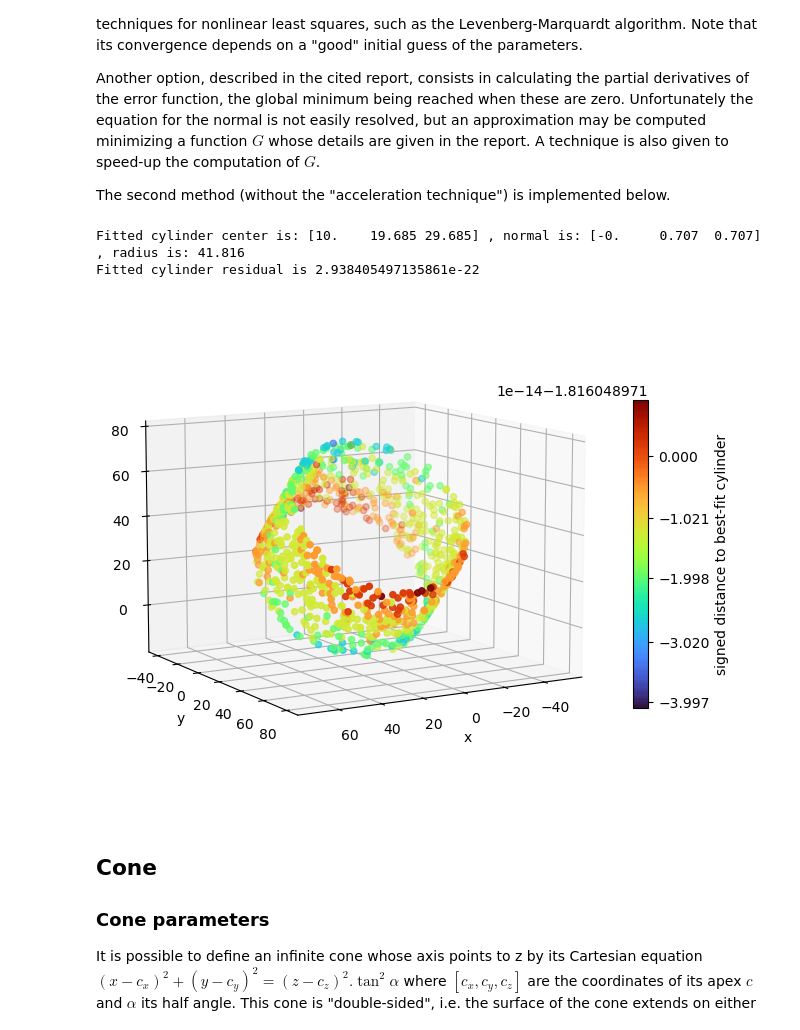
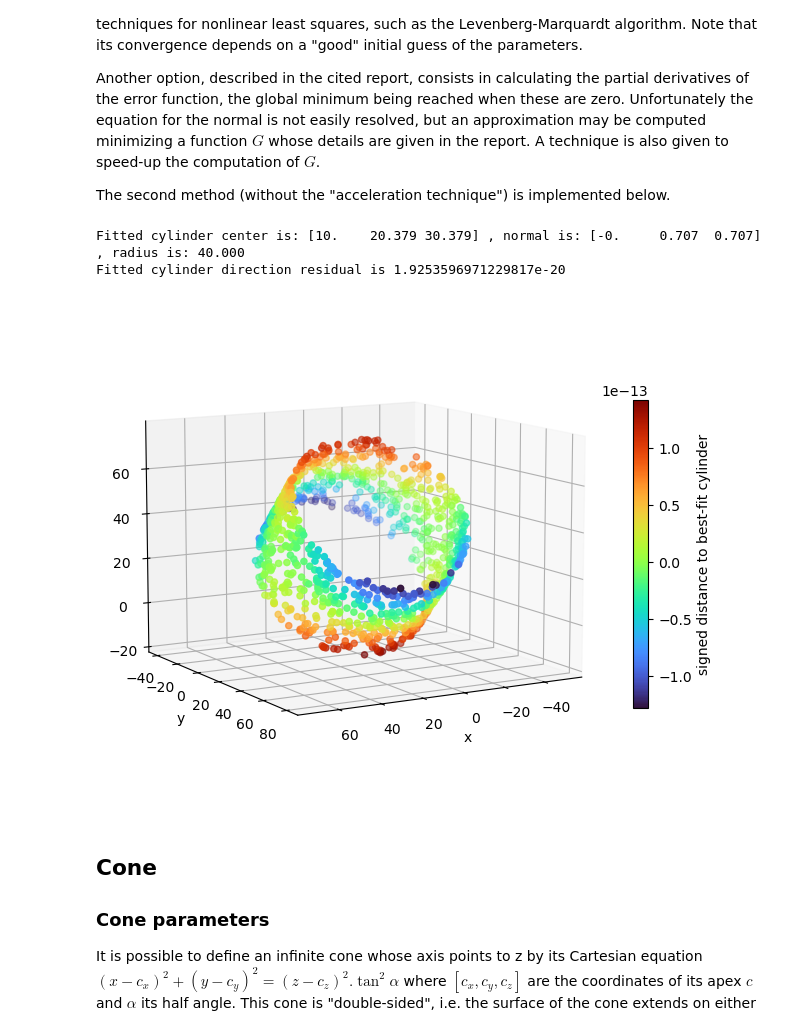
Before and after one commit to jlgregorio/tutorials-pointcloud-python, a Jupyter notebook: 5.primitive_fitting.ipynb, the cells around one changed output. Drawn from its saved outputs; the diff is of its cells as text; code cells hidden in the pictures.

```diff
--- a/5.primitive_fitting.ipynb
+++ b/5.primitive_fitting.ipynb
@@ -659,13 +659,13 @@ def fit_cylinder(points, normal_initial_guess=[0., 0., 1.]):
     center += centroid
 
     # Radius
-    r2 = sum(np.dot(center - points, np.dot(P, center - points)) for points in centered_points) / len(centered_points)
+    r2 = sum(np.dot(center - point, np.dot(P, center - point)) for point in points) / len(points)
     radius = np.sqrt(r2)
 
     # Length
     length = np.ptp((points - center) @ normal)
 
-    return (center, normal, radius, length), res
+    return (center, normal, radius, length), res # residual for the G function only!
 
 
 def G(normal, centered_points):
@@ -687,37 +687,37 @@ def G(normal, centered_points):
     v = (A_hat / np.trace(A_hat @ A)) @ (s * projected_points).sum(axis=0)
 
     return ((s - u - 2*(projected_points @ v).reshape(-1, 1))**2).sum()
 
 
 # Fit cylinder to pointcloud
 best_fit_cylinder_parameters, best_fit_cylinder_res = fit_cylinder(points_cylinder)
 best_fit_cylinder_center, best_fit_cylinder_normal, best_fit_cylinder_radius, best_fit_cylinder_length = best_fit_cylinder_parameters
 
 with np.printoptions(precision=3, suppress=True):
     print("Fitted cylinder center is:", best_fit_cylinder_center,
           ", normal is:", best_fit_cylinder_normal,
           ", radius is: {:.3f}".format(best_fit_cylinder_radius))
-print("Fitted cylinder residual is", best_fit_cylinder_res)
+print("Fitted cylinder direction residual is", best_fit_cylinder_res)
 
 # Show distance to best-fit
 dists_best_fit_cylinder = dist_to_cylinder(points_cylinder, best_fit_cylinder_center, best_fit_cylinder_normal, best_fit_cylinder_radius)
 
 fig = plt.figure(figsize=(8, 8))
 ax = fig.add_subplot(111, projection="3d")
 p = ax.scatter(points_cylinder[:, 0], points_cylinder[:, 1], points_cylinder[:, 2],
           c=dists_best_fit_cylinder, cmap="turbo")
 ax.set_xlabel('x')
 ax.set_ylabel('y')
 ax.set_zlabel('z')
 ax.view_init(10, 60)
 cbar = fig.colorbar(p, shrink=0.5)
 cbar.set_label('signed distance to best-fit cylinder')
 plt.axis("equal")
 plt.show()
 # %% [output]
-Fitted cylinder center is: [10.    19.685 29.685] , normal is: [-0.     0.707  0.707] , radius is: 41.816
-Fitted cylinder residual is 2.938405497135861e-22
+Fitted cylinder center is: [10.    20.379 30.379] , normal is: [-0.     0.707  0.707] , radius is: 40.000
+Fitted cylinder direction residual is 1.9253596971229817e-20
-[figure, old version]
+[figure, new version]
 # %% [markdown]
 ## Cone
 
```
Also changed, not shown: parts of 14 cells of this notebook.
